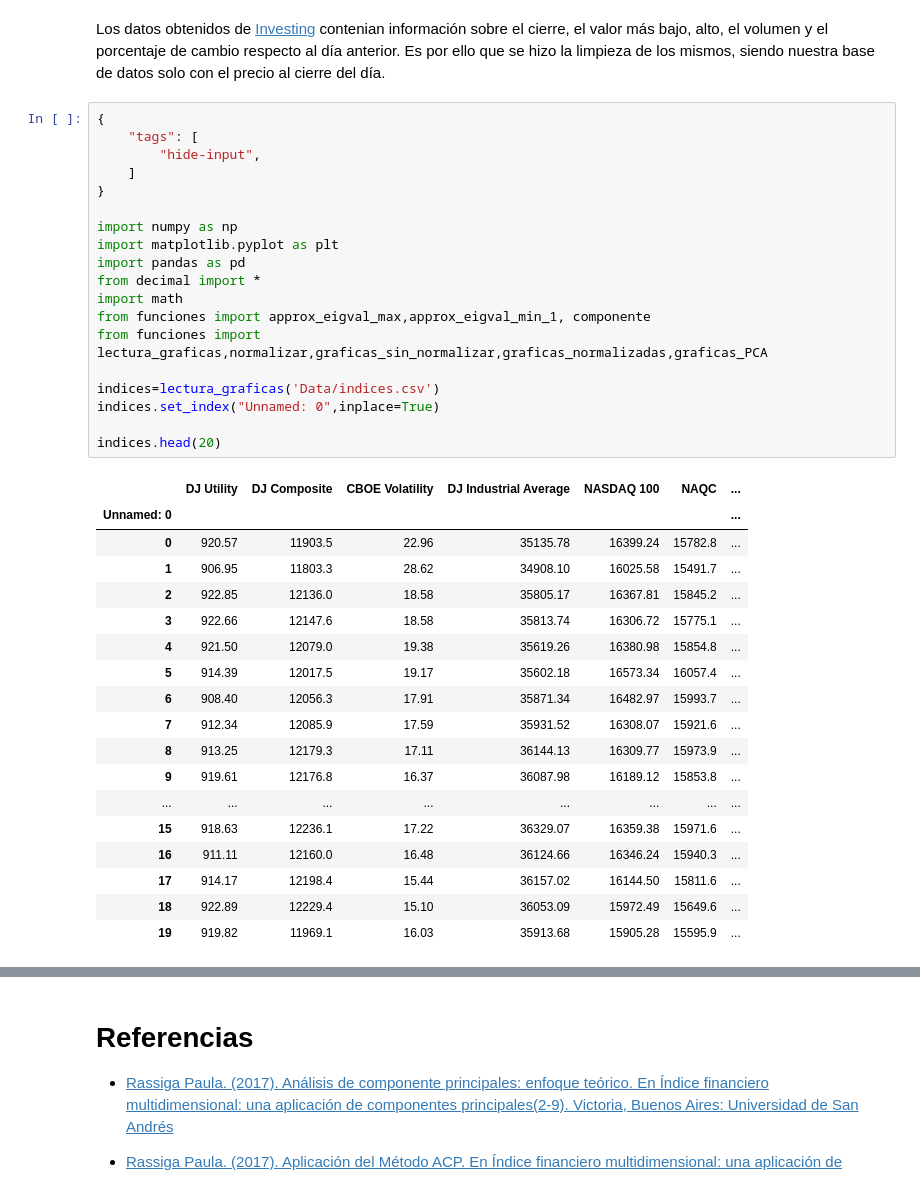
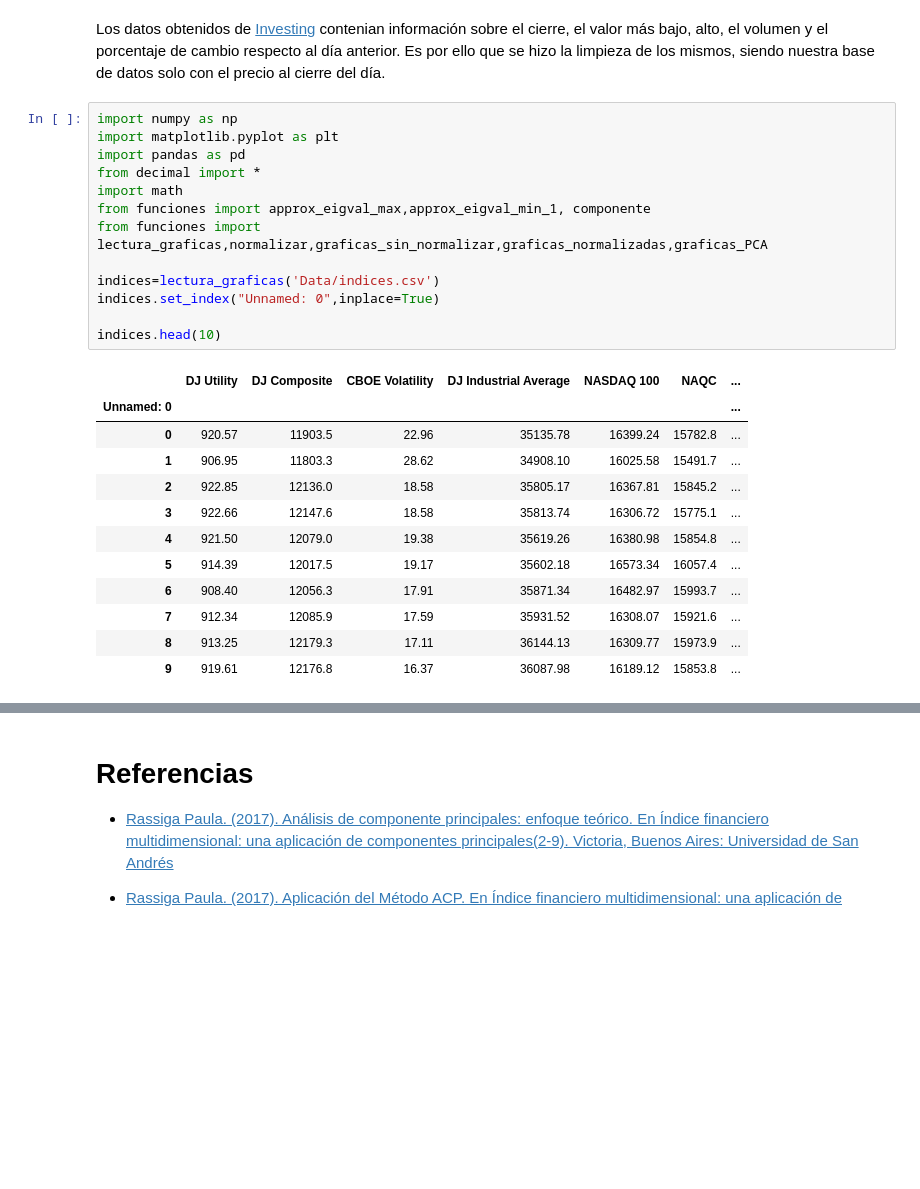
Before and after one commit to kennyldc/proyecto_final_opt21_eq8, a Jupyter notebook: trabajo_final_equipo_8.ipynb, the cells around one changed output, grey strips where cells are left out. Drawn from its saved outputs; the diff is of its cells as text; blank space fills up the shorter version.

```diff
--- a/trabajo_final_equipo_8.ipynb
+++ b/trabajo_final_equipo_8.ipynb
@@ -65,41 +65,29 @@ No es ideal realizar el proceso de deflation de forma repetida sobre una matriz
 # %% [markdown]
 Los datos obtenidos de [Investing](https://www.investing.com) contenian información sobre el cierre, el valor más bajo, alto, el volumen y el porcentaje de cambio respecto al día anterior. Es por ello que se hizo la limpieza de los mismos, siendo nuestra base de datos solo con el precio al cierre del día.
 # %%
-{
-    "tags": [
-        "hide-input",
-    ]
-}
-
 import numpy as np
 import matplotlib.pyplot as plt
 import pandas as pd
 from decimal import *
 import math
 from funciones import approx_eigval_max,approx_eigval_min_1, componente
 from funciones import lectura_graficas,normalizar,graficas_sin_normalizar,graficas_normalizadas,graficas_PCA
 
 indices=lectura_graficas('Data/indices.csv')
 indices.set_index("Unnamed: 0",inplace=True)
 
-indices.head(20)
+indices.head(10)
 # %% [output]
 |  | DJ Utility | DJ Composite | CBOE Volatility | DJ Industrial Average | NASDAQ 100 | NAQC | ... |
 | Unnamed: 0 |  |  |  |  |  |  | ... |
 | 0 | 920.57 | 11903.5 | 22.96 | 35135.78 | 16399.24 | 15782.8 | ... |
 | 1 | 906.95 | 11803.3 | 28.62 | 34908.10 | 16025.58 | 15491.7 | ... |
 | 2 | 922.85 | 12136.0 | 18.58 | 35805.17 | 16367.81 | 15845.2 | ... |
 | 3 | 922.66 | 12147.6 | 18.58 | 35813.74 | 16306.72 | 15775.1 | ... |
 | 4 | 921.50 | 12079.0 | 19.38 | 35619.26 | 16380.98 | 15854.8 | ... |
 | 5 | 914.39 | 12017.5 | 19.17 | 35602.18 | 16573.34 | 16057.4 | ... |
 | 6 | 908.40 | 12056.3 | 17.91 | 35871.34 | 16482.97 | 15993.7 | ... |
 | 7 | 912.34 | 12085.9 | 17.59 | 35931.52 | 16308.07 | 15921.6 | ... |
 | 8 | 913.25 | 12179.3 | 17.11 | 36144.13 | 16309.77 | 15973.9 | ... |
 | 9 | 919.61 | 12176.8 | 16.37 | 36087.98 | 16189.12 | 15853.8 | ... |
-| ... | ... | ... | ... | ... | ... | ... | ... |
-| 15 | 918.63 | 12236.1 | 17.22 | 36329.07 | 16359.38 | 15971.6 | ... |
-| 16 | 911.11 | 12160.0 | 16.48 | 36124.66 | 16346.24 | 15940.3 | ... |
-| 17 | 914.17 | 12198.4 | 15.44 | 36157.02 | 16144.50 | 15811.6 | ... |
-| 18 | 922.89 | 12229.4 | 15.10 | 36053.09 | 15972.49 | 15649.6 | ... |
-| 19 | 919.82 | 11969.1 | 16.03 | 35913.68 | 15905.28 | 15595.9 | ... |
 # %%
```
Also changed, not shown: parts of 18 cells of this notebook.
